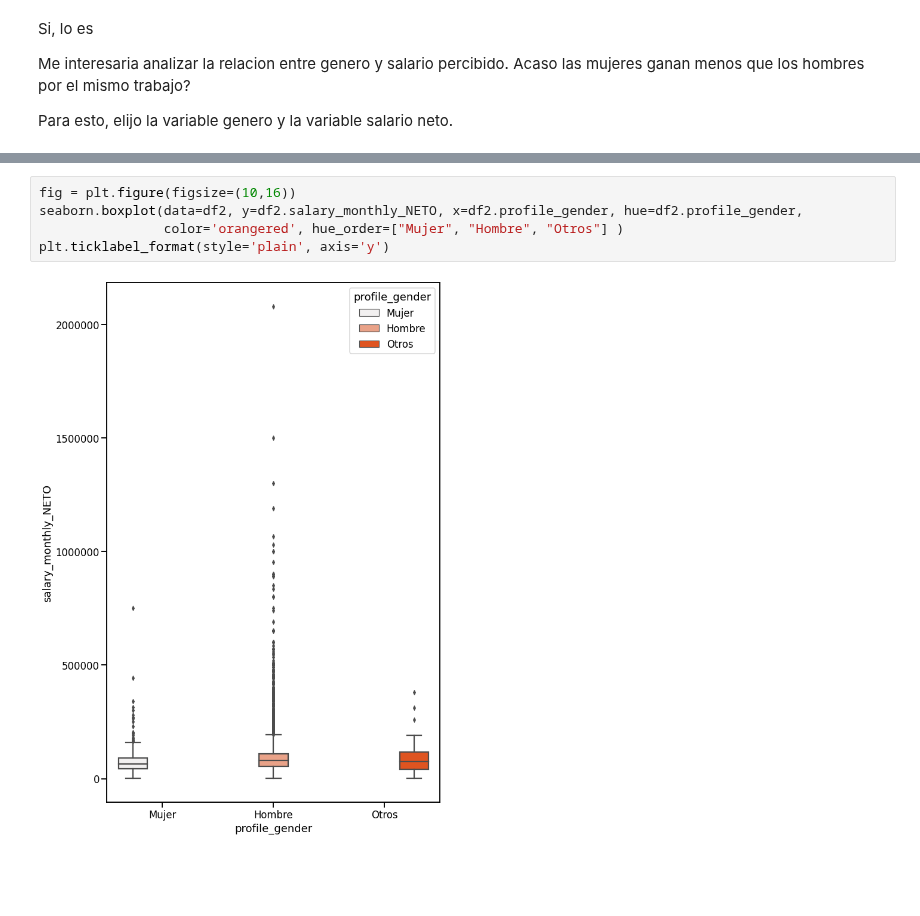
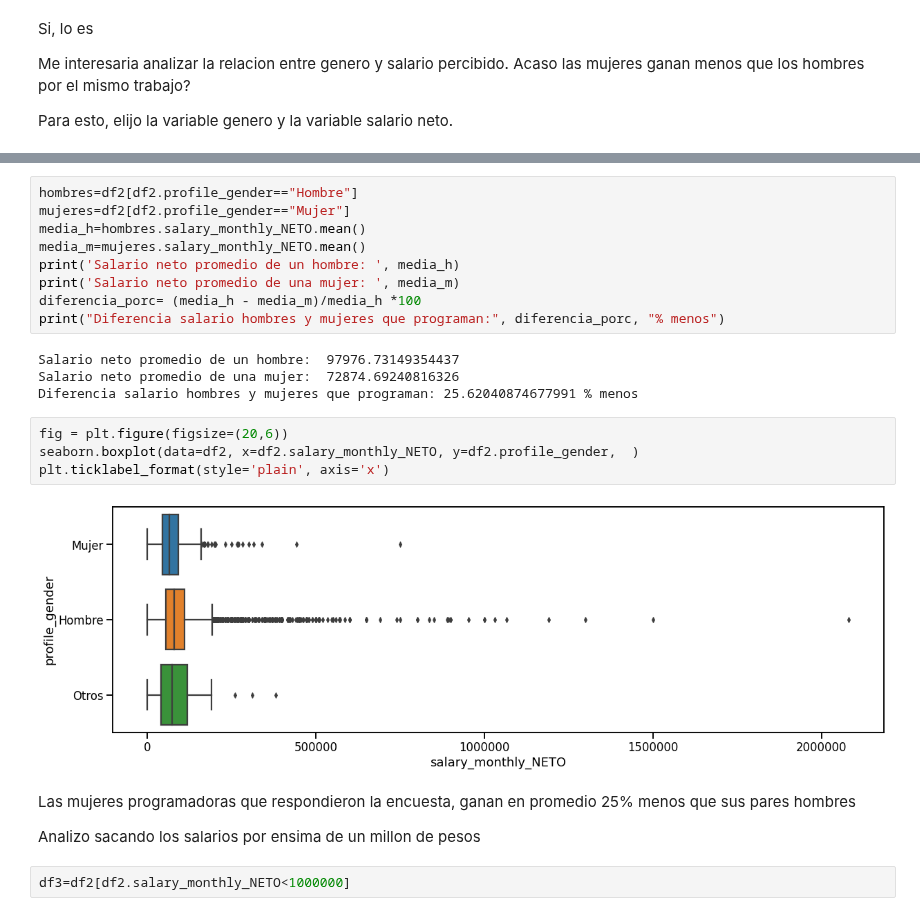
Before and after one commit to Natali-PP/diplodatos2021, a Jupyter notebook: AnalisiYVisualizacion/03_Distribuciones.ipynb, the cells around one changed output, grey strips where cells are left out. Drawn from its saved outputs; the diff is of its cells as text; blank space fills up the shorter version.

```diff
--- a/AnalisiYVisualizacion/03_Distribuciones.ipynb
+++ b/AnalisiYVisualizacion/03_Distribuciones.ipynb
@@ -308,7 +301,25 @@ Name: profile_gender, dtype: int64
+# %%
+hombres=df2[df2.profile_gender=="Hombre"]
+mujeres=df2[df2.profile_gender=="Mujer"]
+media_h=hombres.salary_monthly_NETO.mean()
+media_m=mujeres.salary_monthly_NETO.mean()
+print('Salario neto promedio de un hombre: ', media_h)
+print('Salario neto promedio de una mujer: ', media_m)
+diferencia_porc= (media_h - media_m)/media_h *100
+print("Diferencia salario hombres y mujeres que programan:", diferencia_porc, "% menos")
+# %% [output]
+Salario neto promedio de un hombre:  97976.73149354437
+Salario neto promedio de una mujer:  72874.69240816326
+Diferencia salario hombres y mujeres que programan: 25.62040874677991 % menos
 # %%
-fig = plt.figure(figsize=(10,16))
-seaborn.boxplot(data=df2, y=df2.salary_monthly_NETO, x=df2.profile_gender, hue=df2.profile_gender,
-                color='orangered', hue_order=["Mujer", "Hombre", "Otros"] )
-plt.ticklabel_format(style='plain', axis='y')
+fig = plt.figure(figsize=(20,6))
+seaborn.boxplot(data=df2, x=df2.salary_monthly_NETO, y=df2.profile_gender,  )
+plt.ticklabel_format(style='plain', axis='x')
 # %% [output]
-[figure, old version]
+[figure, new version]
+# %% [markdown]
+Las mujeres programadoras que respondieron la encuesta, ganan en promedio 25% menos que sus pares hombres
+
+Analizo sacando los salarios por ensima de un millon de pesos
+# %%
+df3=df2[df2.salary_monthly_NETO<1000000]
```
Also changed, not shown: parts of 4 cells of this notebook.
